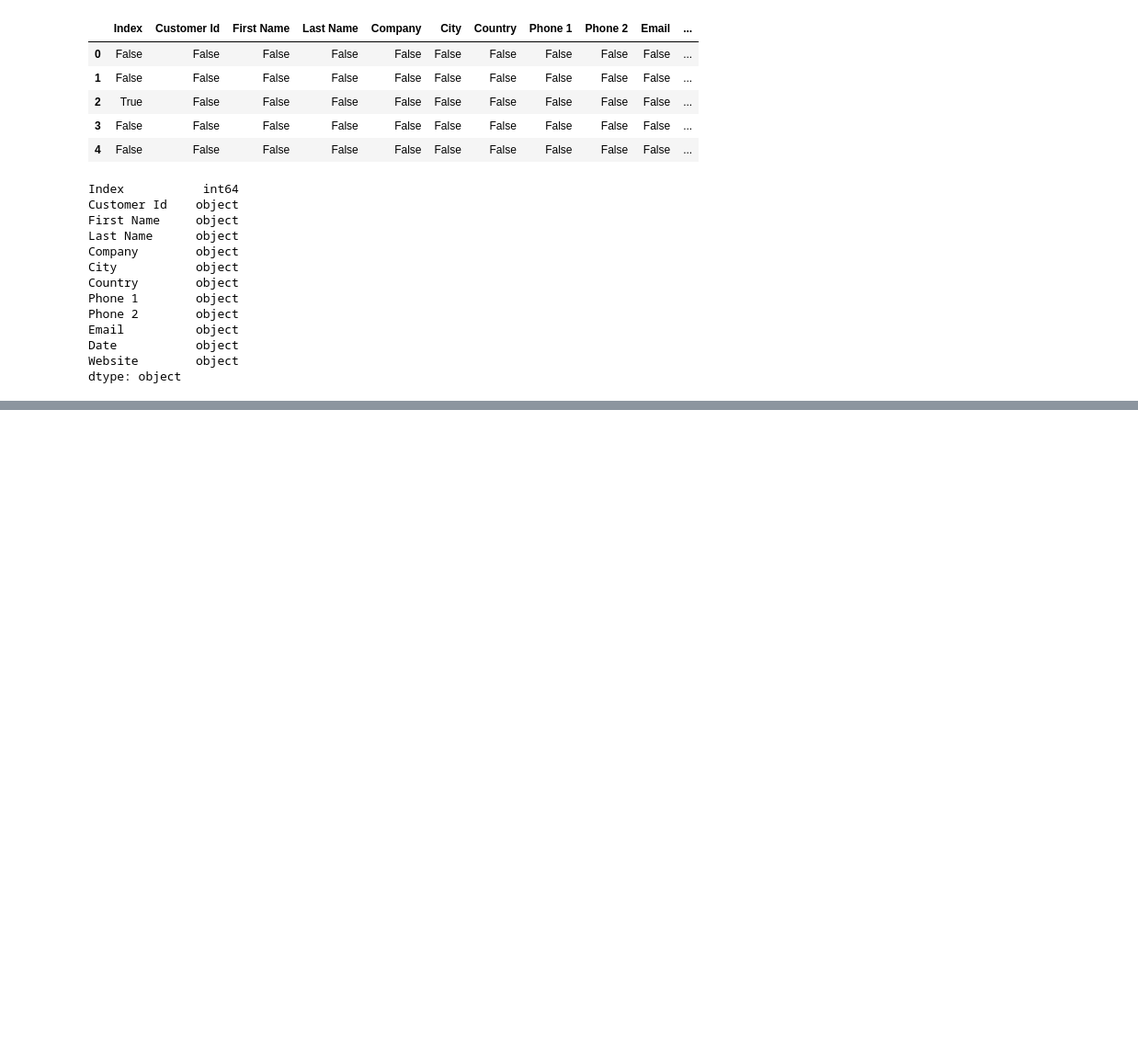
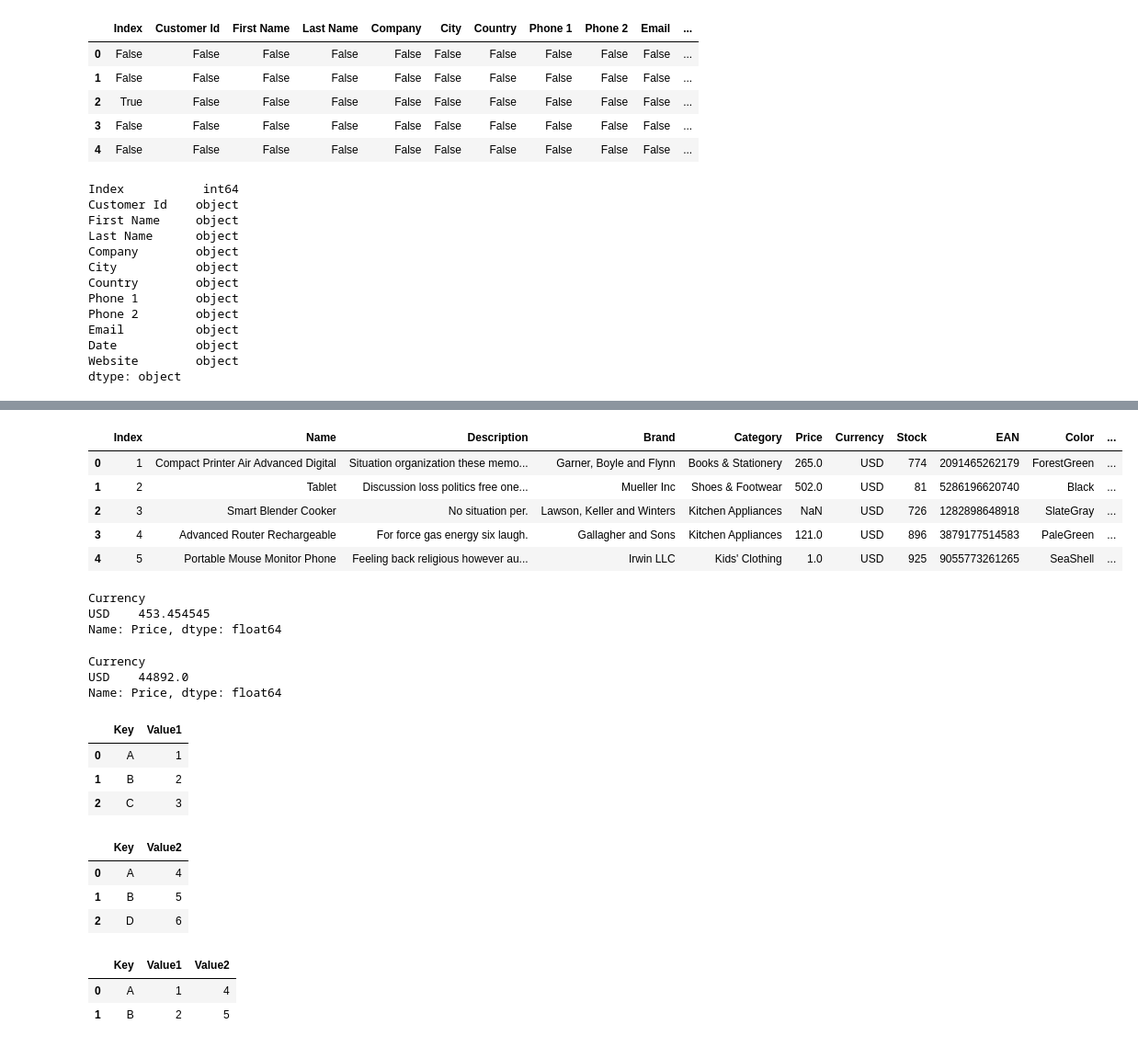
Before and after one commit to gitKrishh/DataManipulation_Python, a Jupyter notebook: pandas.ipynb, the cells around one changed output, grey strips where cells are left out. Shown at 92% size. Cells and saved outputs as stored; diff of their text form; code cells hidden in the pictures; blank space fills up the shorter version.

```diff
--- a/pandas.ipynb
+++ b/pandas.ipynb
@@ -67,0 +88,10 @@ df.head(5)
+# %%
+##Data Aggregating And Grouping
+df2.head()
+# %% [output]
+|  | Index | Name | Description | Brand | Category | Price | Currency | Stock | EAN | Color | ... |
+| 0 | 1 | Compact Printer Air Advanced Digital | Situation organization these memo... | Garner, Boyle and Flynn | Books & Stationery | 265.0 | USD | 774 | 2091465262179 | ForestGreen | ... |
+| 1 | 2 | Tablet | Discussion loss politics free one... | Mueller Inc | Shoes & Footwear | 502.0 | USD | 81 | 5286196620740 | Black | ... |
+| 2 | 3 | Smart Blender Cooker | No situation per. | Lawson, Keller and Winters | Kitchen Appliances | NaN | USD | 726 | 1282898648918 | SlateGray | ... |
+| 3 | 4 | Advanced Router Rechargeable | For force gas energy six laugh. | Gallagher and Sons | Kitchen Appliances | 121.0 | USD | 896 | 3879177514583 | PaleGreen | ... |
+| 4 | 5 | Portable Mouse Monitor Phone | Feeling back religious however au... | Irwin LLC | Kids' Clothing | 1.0 | USD | 925 | 9055773261265 | SeaShell | ... |
@@ -67,0 +100,16 @@ df.head(5)
+# %%
+#ex:
+grouped_mean = df2.groupby('Currency')['Price'].mean()
+print(grouped_mean)
+# %% [output]
+Currency
+USD    453.454545
+Name: Price, dtype: float64
+# %%
+#ex2:
+grouped_sum = df2.groupby('Currency')['Price'].sum()
+print(grouped_sum)
+# %% [output]
+Currency
+USD    44892.0
+Name: Price, dtype: float64
@@ -67,0 +121,21 @@ df.head(5)
+# %%
+df1
+# %% [output]
+|  | Key | Value1 |
+| 0 | A | 1 |
+| 1 | B | 2 |
+| 2 | C | 3 |
+# %%
+df2
+# %% [output]
+|  | Key | Value2 |
+| 0 | A | 4 |
+| 1 | B | 5 |
+| 2 | D | 6 |
+# %%
+## Merge the dataframe on the key columns
+pd.merge(df1, df2, on='Key', how="inner")
+# %% [output]
+|  | Key | Value1 | Value2 |
+| 0 | A | 1 | 4 |
+| 1 | B | 2 | 5 |
```
Also changed, not shown: parts of 7 cells of this notebook, 2 other files.
